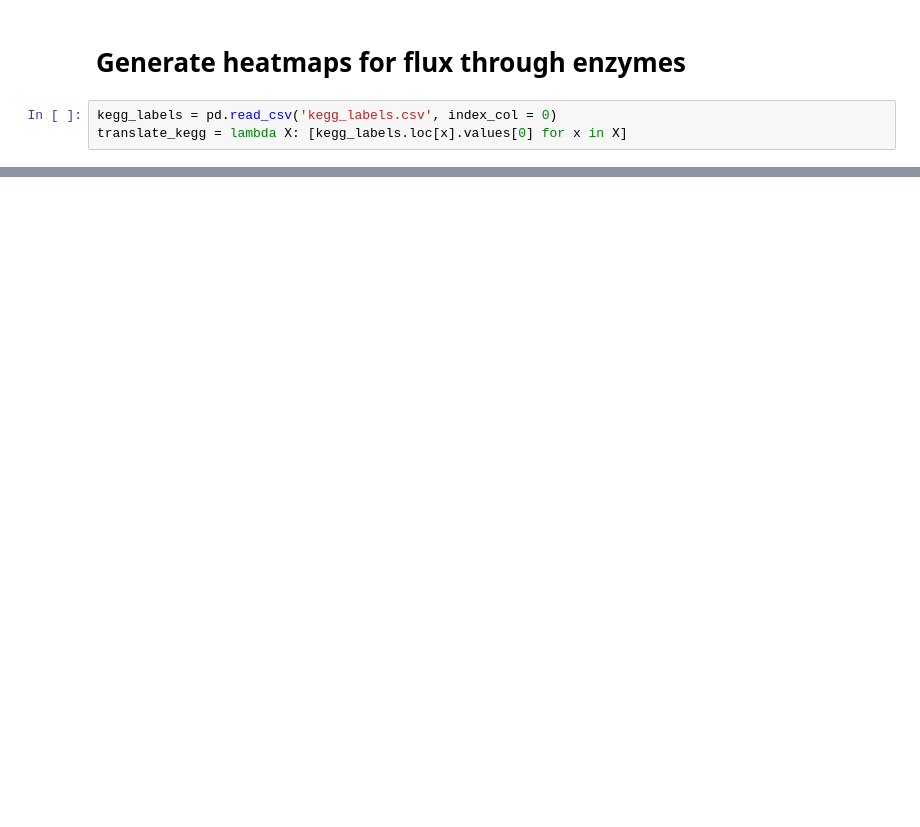
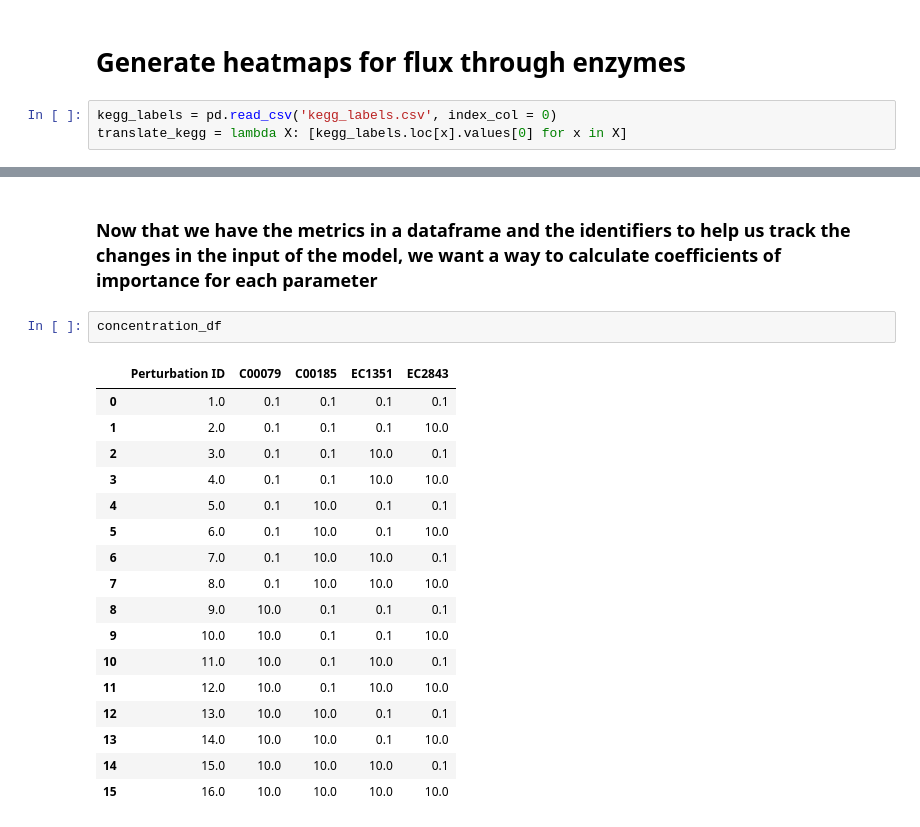
Before and after one commit to carothersresearch/ECFERS, a Jupyter notebook: notebooks/MC_run_and_vis.ipynb, the cells around one changed output, grey strips where cells are left out. Cells and saved outputs as stored; diff of their text form; blank space fills up the shorter version.

```diff
--- a/notebooks/MC_run_and_vis.ipynb
+++ b/notebooks/MC_run_and_vis.ipynb
@@ -172,0 +1016,22 @@ plt.show()
+# %% [markdown]
+### Now that we have the metrics in a dataframe and the identifiers to help us track the changes in the input of the model, we want a way to calculate coefficients of importance for each parameter
+# %%
+concentration_df
+# %% [output]
+|  | Perturbation ID | C00079 | C00185 | EC1351 | EC2843 |
+| 0 | 1.0 | 0.1 | 0.1 | 0.1 | 0.1 |
+| 1 | 2.0 | 0.1 | 0.1 | 0.1 | 10.0 |
+| 2 | 3.0 | 0.1 | 0.1 | 10.0 | 0.1 |
+| 3 | 4.0 | 0.1 | 0.1 | 10.0 | 10.0 |
+| 4 | 5.0 | 0.1 | 10.0 | 0.1 | 0.1 |
+| 5 | 6.0 | 0.1 | 10.0 | 0.1 | 10.0 |
+| 6 | 7.0 | 0.1 | 10.0 | 10.0 | 0.1 |
+| 7 | 8.0 | 0.1 | 10.0 | 10.0 | 10.0 |
+| 8 | 9.0 | 10.0 | 0.1 | 0.1 | 0.1 |
+| 9 | 10.0 | 10.0 | 0.1 | 0.1 | 10.0 |
+| 10 | 11.0 | 10.0 | 0.1 | 10.0 | 0.1 |
+| 11 | 12.0 | 10.0 | 0.1 | 10.0 | 10.0 |
+| 12 | 13.0 | 10.0 | 10.0 | 0.1 | 0.1 |
+| 13 | 14.0 | 10.0 | 10.0 | 0.1 | 10.0 |
+| 14 | 15.0 | 10.0 | 10.0 | 10.0 | 0.1 |
+| 15 | 16.0 | 10.0 | 10.0 | 10.0 | 10.0 |
```
Also changed, not shown: parts of 73 cells of this notebook, 13 other files.
